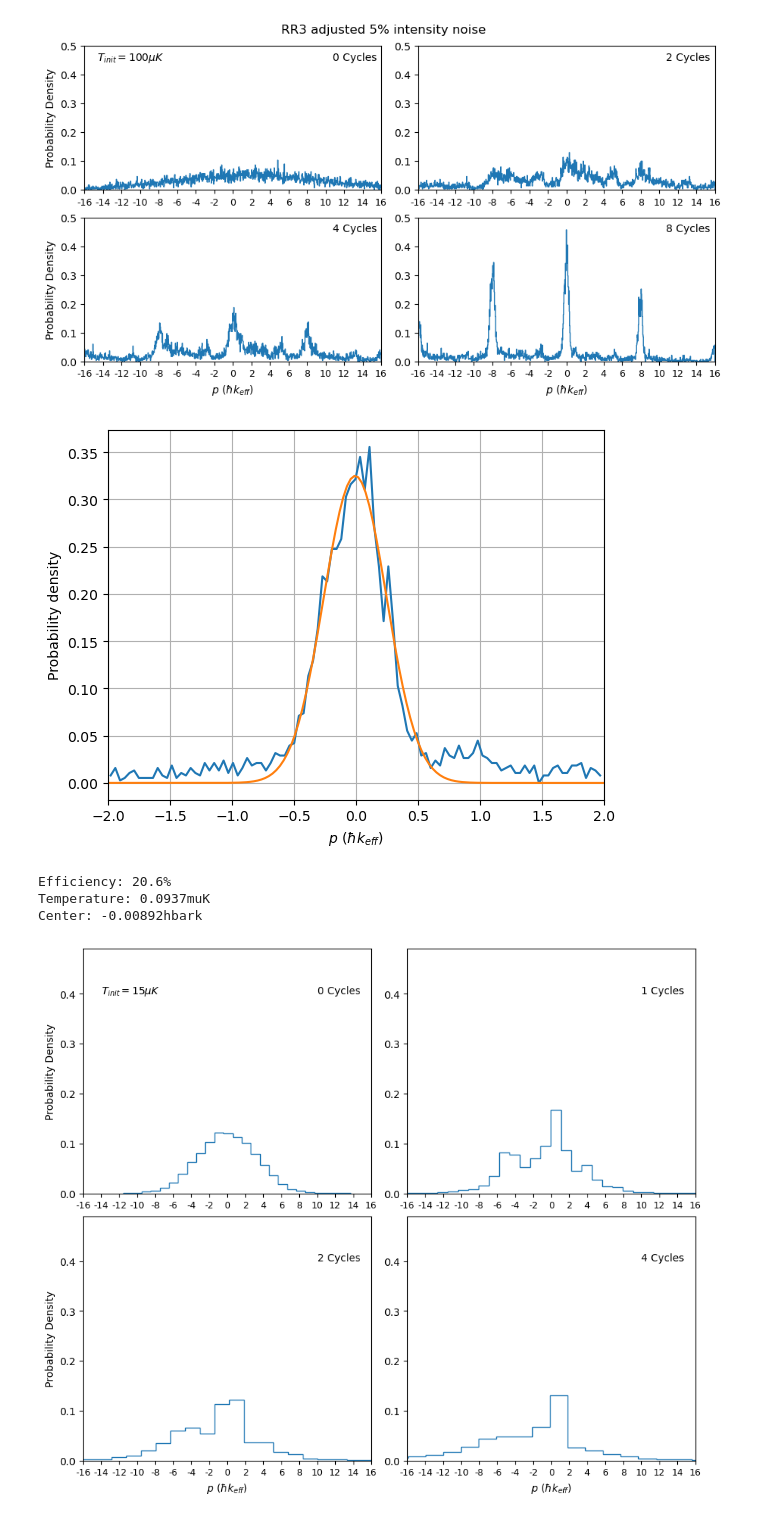
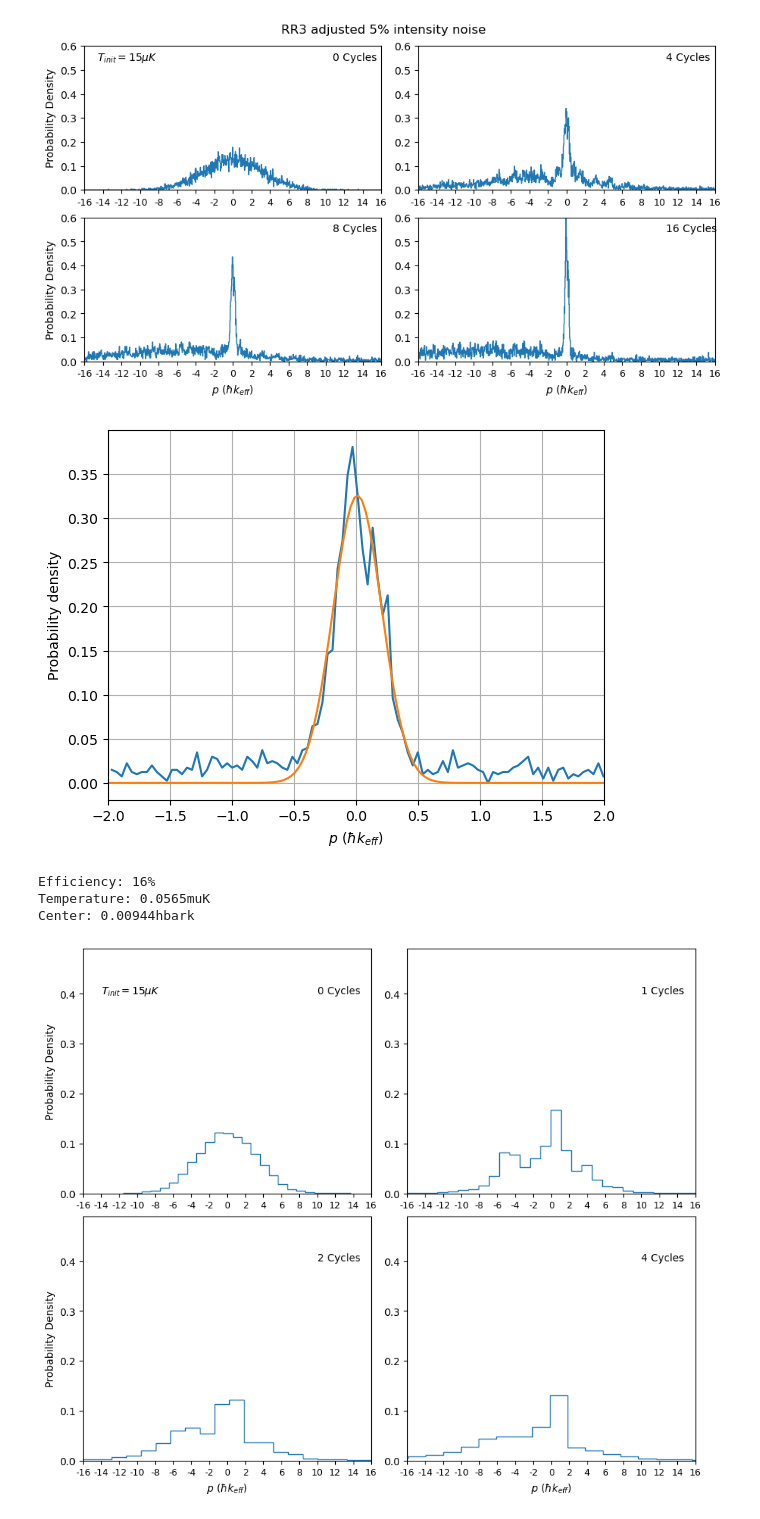
Before and after one commit to tr2g20/simulations, a Jupyter notebook: alg_cooling_2.ipynb, the cells around one changed output. Saved outputs shown, nothing was run; the diff lists cells and outputs as text; code cells hidden in the pictures.

```diff
--- a/alg_cooling_2.ipynb
+++ b/alg_cooling_2.ipynb
@@ -63,7 +63,7 @@ moms_list, fracs_list, _ = simulate_alg_cooling_custom(basis=basis, sequence=RR3
                                                         # save_dir='data/algorithmic cooling',
                                                         )
 # %%
-path = Path("data/algorithmic cooling/2026-03-20_algcooling_f3_8cycles_15muK_6000atoms_1e+06Hz_2.h5")
+path = Path("data/algorithmic cooling/2026-04-01_algcooling_f3_16cycles_15muK_10000atoms_5e+05Hz_1.h5")
 loaded_dict = load_p_dists(file_path=path)
 moms_list = loaded_dict["p_list"]
 fracs_list = loaded_dict["weights_list"]
@@ -74,17 +74,17 @@ moms_list = [mom / (hbar * k_eff) for mom in moms_list]
 # %%
 
 
-cycles_list = np.array([0,2,4,8])
-index_list = np.array([0,4,8,32])
+cycles_list = np.array([0,4,8,16])
+index_list = np.array([0,8,16,32])
 bins_list = np.full(4, 1000)
 bins_list[0] = 1000
 
 plot_coolingcycles_22(moms_list=moms_list, fracs_list=fracs_list, basis=basis, cycles_list=cycles_list, index_list=index_list, bins_list=bins_list, title='RR3 adjusted 5% intensity noise', temp=Temp, show=False,
-                      ylims=0.5,
+                      ylims=0.6,
                      #   save_dir="plots/histograms/RR2/2026-03-20_RR2_adjustedMDFE_0.05beam_f3_96cycles_15muK_6000atoms_1e6Hz.png"
                        )
 # %% [output]
-[figure, old version]
+[figure, new version]
 # %%
 amp, T, shift, _ = fit_gaussian(moms_list[-1], fracs=fracs_list[-1], lowlim=-2, highlim=2, nbins=2000, plot=True)
 
@@ -92,10 +92,10 @@ print(f'Efficiency: {amp*100:.3g}%')
 print(f'Temperature: {T*1e6:.3g}muK')
 print(rf'Center: {shift:.3g}hbark')
 # %% [output]
-[figure, old version]
+[figure, new version]
-Efficiency: 20.6%
-Temperature: 0.0937muK
-Center: -0.00892hbark
+Efficiency: 16%
+Temperature: 0.0565muK
+Center: 0.00944hbark
 # %%
 fig1, axes = plt.subplots(2,2, figsize=(9, 7.5), layout= 'constrained')
 axes = axes.flatten()
```
Also changed, not shown: parts of 1 cell of this notebook, 2 other files.
